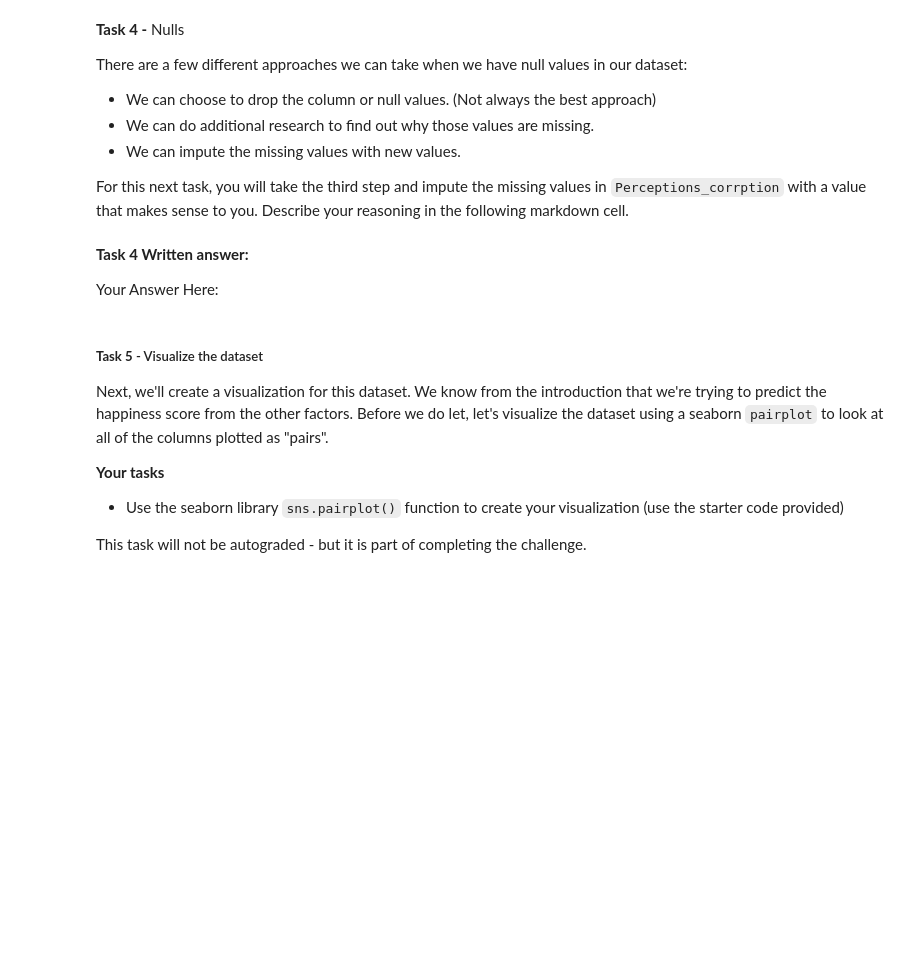
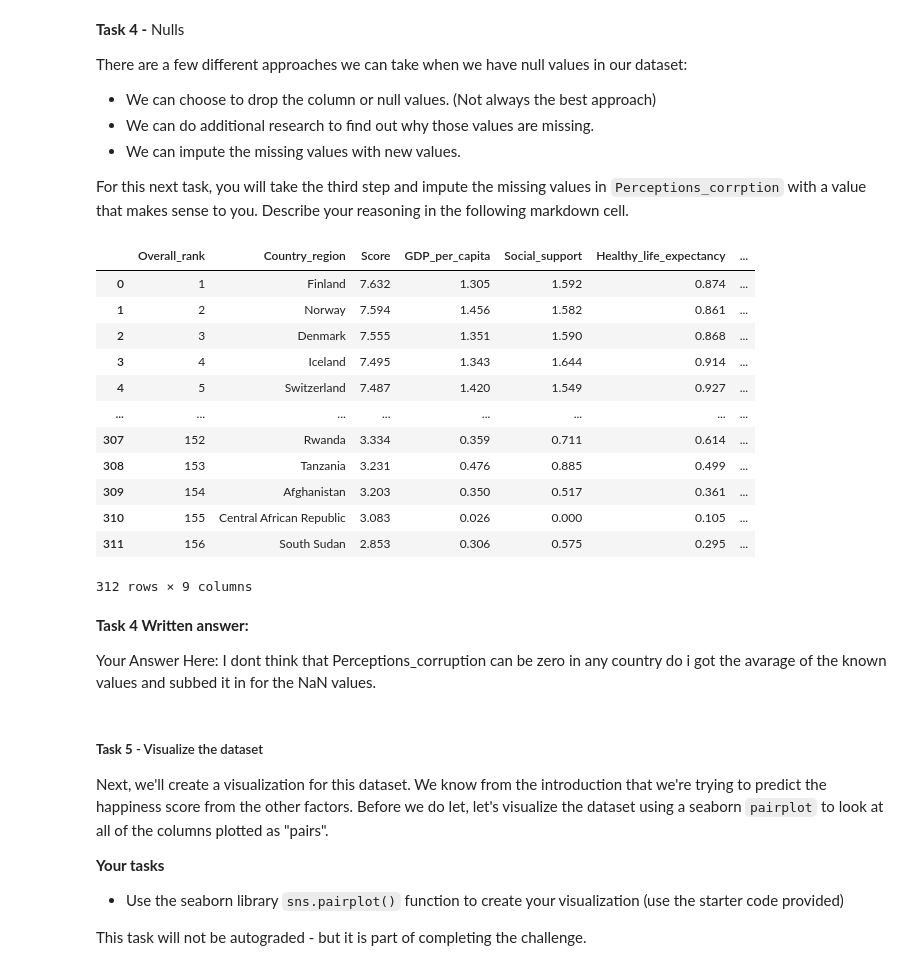
Before and after one commit to Vasanta2002/Sprint_3, a Jupyter notebook: DS_Unit1_Sprint3_AG.ipynb, the cells around one changed output. Drawn from its saved outputs; the diff is of its cells as text; code cells hidden in the pictures; blank space fills up the shorter version.

```diff
--- a/DS_Unit1_Sprint3_AG.ipynb
+++ b/DS_Unit1_Sprint3_AG.ipynb
@@ -102,12 +118,28 @@ that makes sense to you. Describe your reasoning in the following markdown cell.
 # %%
 # Task 4
 
 # YOUR CODE HERE
-raise NotImplementedError()
+
+happy['Perceptions_corruption'] = happy['Perceptions_corruption'].fillna(happy['Perceptions_corruption'].mean())
+happy
+# %% [output]
+|  | Overall_rank | Country_region | Score | GDP_per_capita | Social_support | Healthy_life_expectancy | ... |
+| 0 | 1 | Finland | 7.632 | 1.305 | 1.592 | 0.874 | ... |
+| 1 | 2 | Norway | 7.594 | 1.456 | 1.582 | 0.861 | ... |
+| 2 | 3 | Denmark | 7.555 | 1.351 | 1.590 | 0.868 | ... |
+| 3 | 4 | Iceland | 7.495 | 1.343 | 1.644 | 0.914 | ... |
+| 4 | 5 | Switzerland | 7.487 | 1.420 | 1.549 | 0.927 | ... |
+| ... | ... | ... | ... | ... | ... | ... | ... |
+| 307 | 152 | Rwanda | 3.334 | 0.359 | 0.711 | 0.614 | ... |
+| 308 | 153 | Tanzania | 3.231 | 0.476 | 0.885 | 0.499 | ... |
+| 309 | 154 | Afghanistan | 3.203 | 0.350 | 0.517 | 0.361 | ... |
+| 310 | 155 | Central African Republic | 3.083 | 0.026 | 0.000 | 0.105 | ... |
+| 311 | 156 | South Sudan | 2.853 | 0.306 | 0.575 | 0.295 | ... |
+312 rows × 9 columns
-# %% [markdown]
-**Task 4 Written answer:**
-
-Your Answer Here:
+# %% [markdown]
+**Task 4 Written answer:**
+
+Your Answer Here: I dont think that Perceptions_corruption can be zero in any country do i got the avarage of the known values and subbed it in for the NaN values.
 # %%
 # Task 4 - Test
 
```
Also changed, not shown: parts of 5 cells of this notebook.
